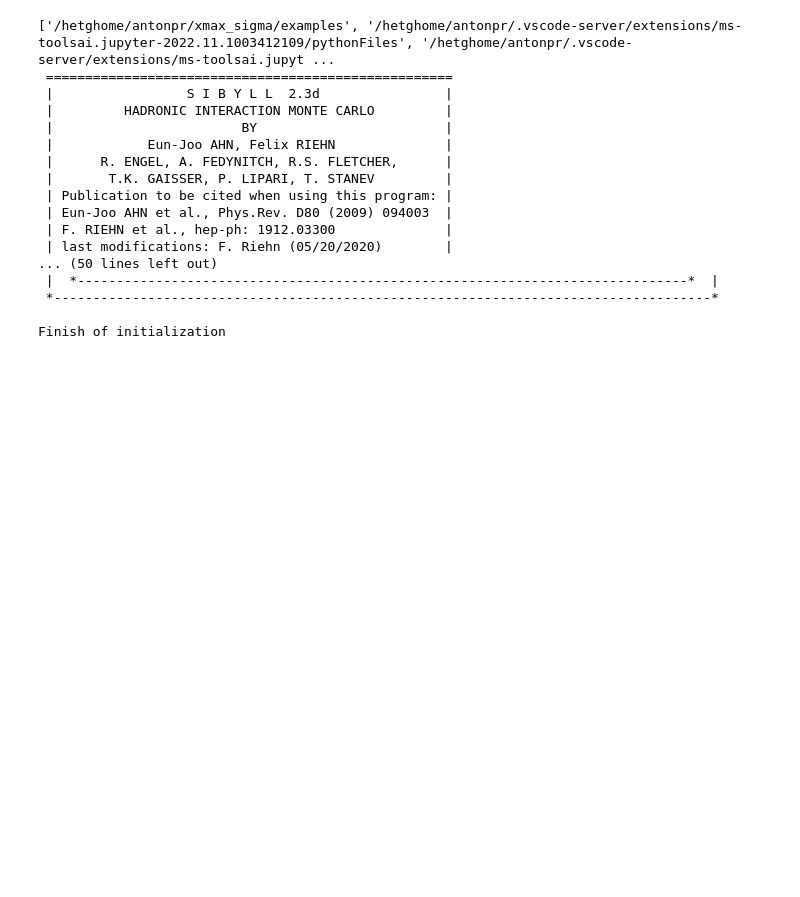
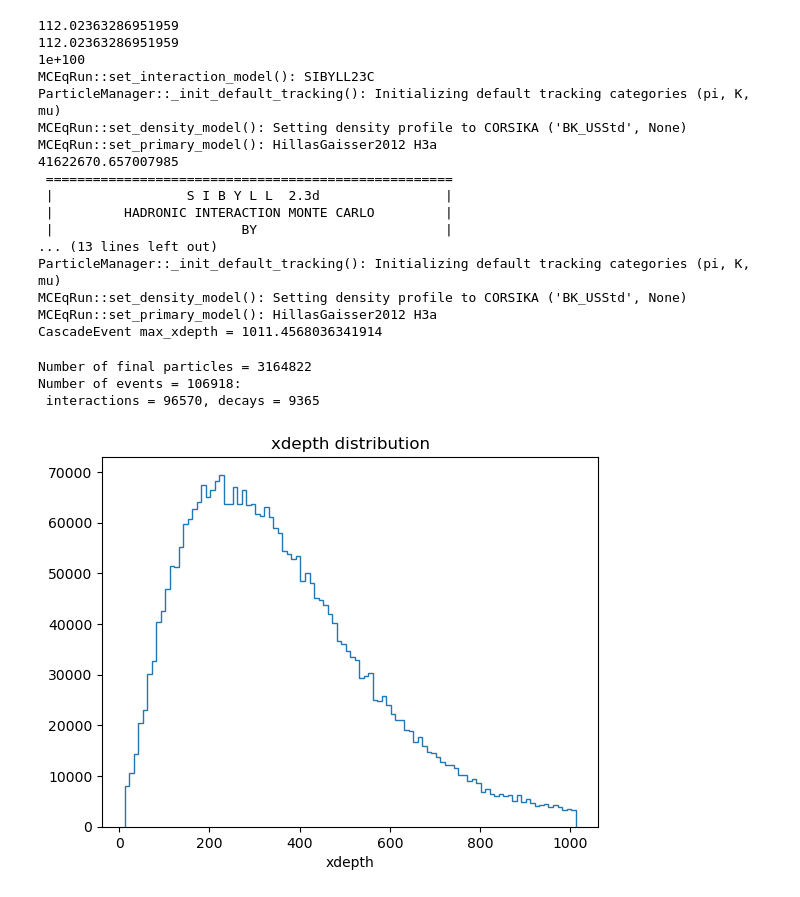
Before and after one commit to jncots/xmax_sigma, a Jupyter notebook: examples/test_cascade_driver.ipynb, the cells around one changed output. Cells and saved outputs as stored; diff of their text form; code cells hidden in the pictures; blank space fills up the shorter version.

Commit message:
Fixed xdepth conversions

```diff
--- a/examples/test_cascade_driver.ipynb
+++ b/examples/test_cascade_driver.ipynb
@@ -3,30 +3,31 @@ import sys
 
 sys.path.append("../")
 sys.path.append("../cascade")
+sys.path.append("../data_analysis")
 
-print(sys.path)
+# print(sys.path)
 
 from cascade.cascade_driver import CascadeDriver, CascadeEvent
 from cascade.particle_event import CascadeParticle
 
-particle = CascadeParticle(2212, 1e9, 0)
-cas_event = CascadeEvent(emin_threshold = 1e3, particle = particle)
+init_particle = CascadeParticle(2212, 1e9, 0)
+cas_event = CascadeEvent(emin_threshold = 1e3, particle = init_particle)
 # %% [output]
-['/hetghome/antonpr/xmax_sigma/examples', '/hetghome/antonpr/.vscode-server/extensions/ms-toolsai.jupyter-2022.11.1003412109/pythonFiles', '/hetghome/antonpr/.vscode-server/extensions/ms-toolsai.jupyt ...
+112.02363286951959
+112.02363286951959
+1e+100
+MCEqRun::set_interaction_model(): SIBYLL23C
+ParticleManager::_init_default_tracking(): Initializing default tracking categories (pi, K, mu)
+MCEqRun::set_density_model(): Setting density profile to CORSIKA ('BK_USStd', None)
+MCEqRun::set_primary_model(): HillasGaisser2012 H3a
+41622670.657007985
  ====================================================
  |                 S I B Y L L  2.3d                |
  |         HADRONIC INTERACTION MONTE CARLO         |
  |                        BY                        |
- |            Eun-Joo AHN, Felix RIEHN              |
- |      R. ENGEL, A. FEDYNITCH, R.S. FLETCHER,      |
- |       T.K. GAISSER, P. LIPARI, T. STANEV         |
- | Publication to be cited when using this program: |
- | Eun-Joo AHN et al., Phys.Rev. D80 (2009) 094003  |
- | F. RIEHN et al., hep-ph: 1912.03300              |
- | last modifications: F. Riehn (05/20/2020)        |
-... (50 lines left out)
- |  *------------------------------------------------------------------------------*  |
- *------------------------------------------------------------------------------------*
-
-Finish of initialization
+... (13 lines left out)
+ParticleManager::_init_default_tracking(): Initializing default tracking categories (pi, K, mu)
+MCEqRun::set_density_model(): Setting density profile to CORSIKA ('BK_USStd', None)
+MCEqRun::set_primary_model(): HillasGaisser2012 H3a
+CascadeEvent max_xdepth = 1011.4568036341914
 # %%
@@ -34,0 +52,17 @@ shower.run(particle)
+# %%
+from data_analysis import CascadeAnalysis
+import importlib
+import data_analysis
+importlib.reload(data_analysis)
+
+ca = CascadeAnalysis(shower)
+
+ca.print_stats()
+# %% [output]
+Number of final particles = 3164822
+Number of events = 106918:
+ interactions = 96570, decays = 9365
+# %%
+ca.plot_xdepth()
+# %% [output]
+[figure, added]
```
Also changed, not shown: parts of 9 cells of this notebook, 10 other files.
